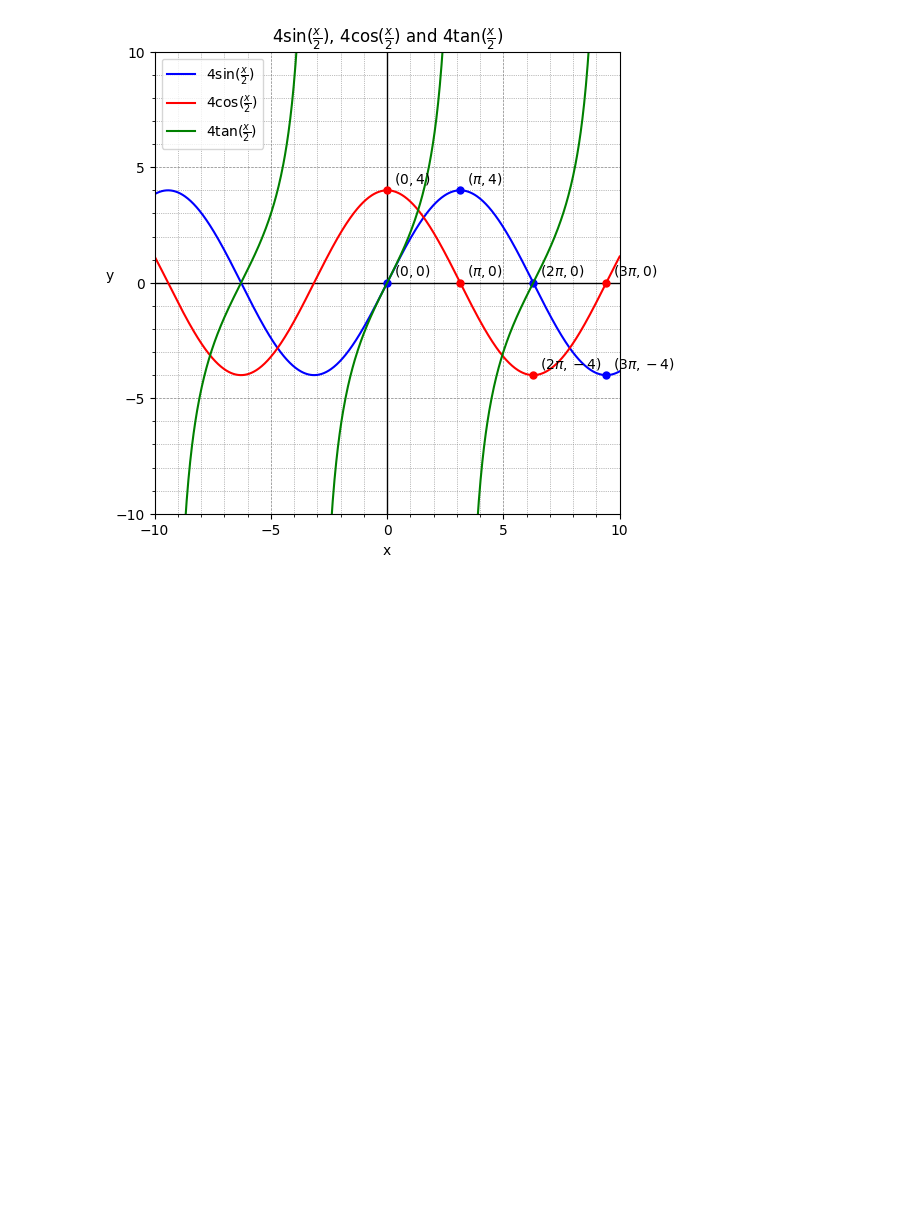
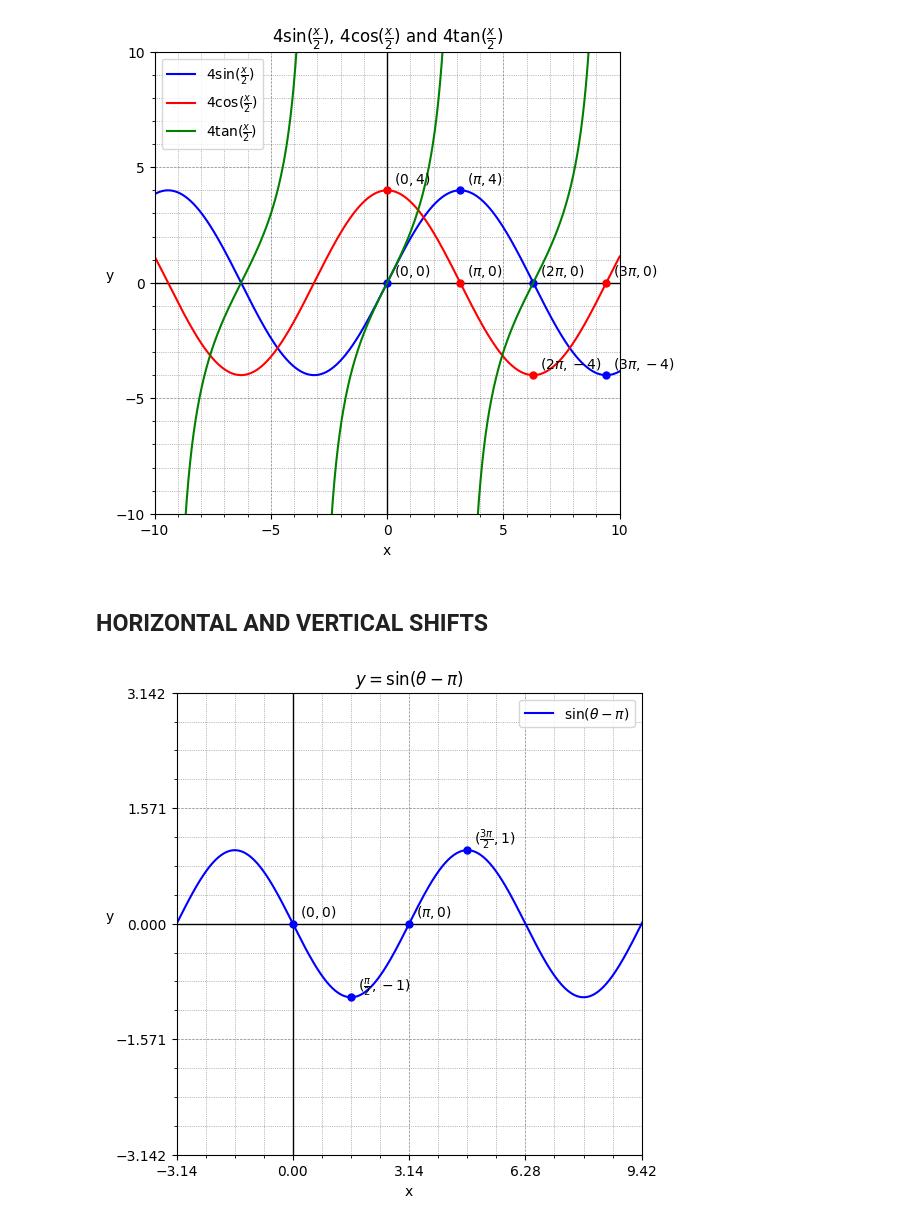
Before and after one commit to seanjiangsh/math-practice, a Jupyter notebook: trigonometry/practice.ipynb, the cells around one changed output. Saved outputs shown, nothing was run; the diff lists cells and outputs as text; code cells hidden in the pictures; blank space fills up the shorter version.

Commit message:
Practice - HORIZONTAL AND VERTICAL SHIFTS

```diff
--- a/trigonometry/practice.ipynb
+++ b/trigonometry/practice.ipynb
@@ -371,3 +371,29 @@ title = "$4\\sin(\\frac{x}{2})$, $4\\cos(\\frac{x}{2})$ and $4\\tan(\\frac{x}{2}
 plot_lines(title, lines)
 # %% [output]
 [figure]
+# %% [markdown]
+## HORIZONTAL AND VERTICAL SHIFTS
+# %%
+# y= sin(θ−π)
+y = np.sin(x - math.pi)
+label = "$\\sin(\\theta - \\pi)$"
+points = [
+  {"x": 0, "y": 0, "label": "$(0, 0)$"},
+  {"x": math.pi/2, "y": -1, "label": "$(\\frac{\\pi}{2}, -1)$"},
+  {"x": math.pi, "y": 0, "label": "$(\\pi, 0)$"},
+  {"x": 3*math.pi/2, "y": 1, "label": "$(\\frac{3\\pi}{2}, 1)$"},
+]
+line = {
+  "x": x,
+  "y": y,
+  "label": label,
+  "points": points,
+}
+
+title = "$y = \\sin(\\theta - \\pi)$"
+lines = [line]
+limits = {"x": (-math.pi, 3*math.pi), "y": (-math.pi, math.pi)}
+
+plot_lines(title, lines, limits=limits)
+# %% [output]
+[figure, added]
```
Also changed, not shown: parts of 1 cell of this notebook.
